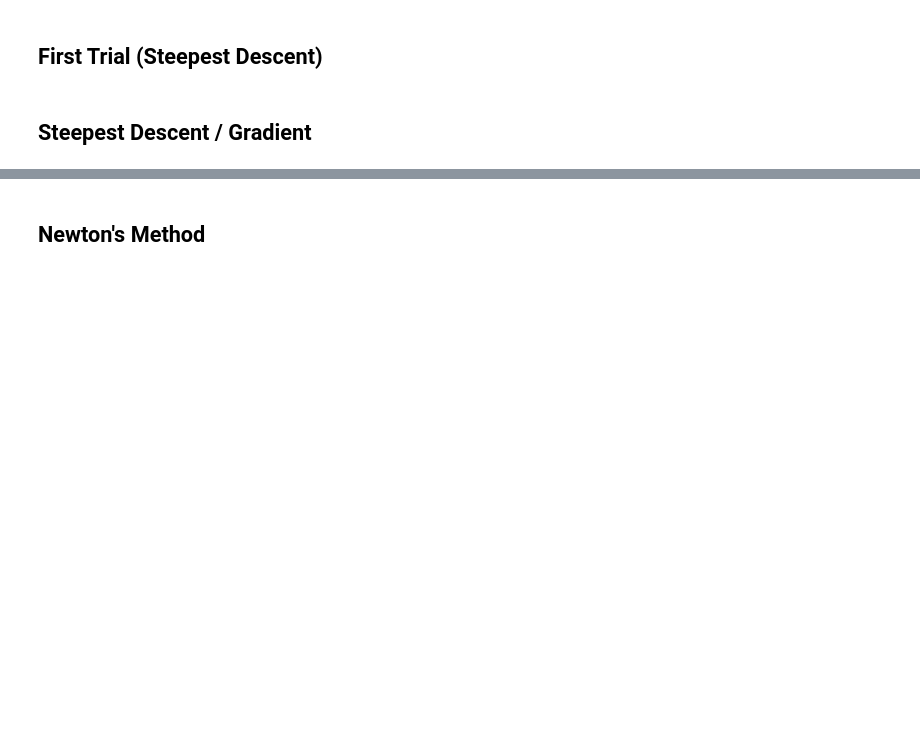
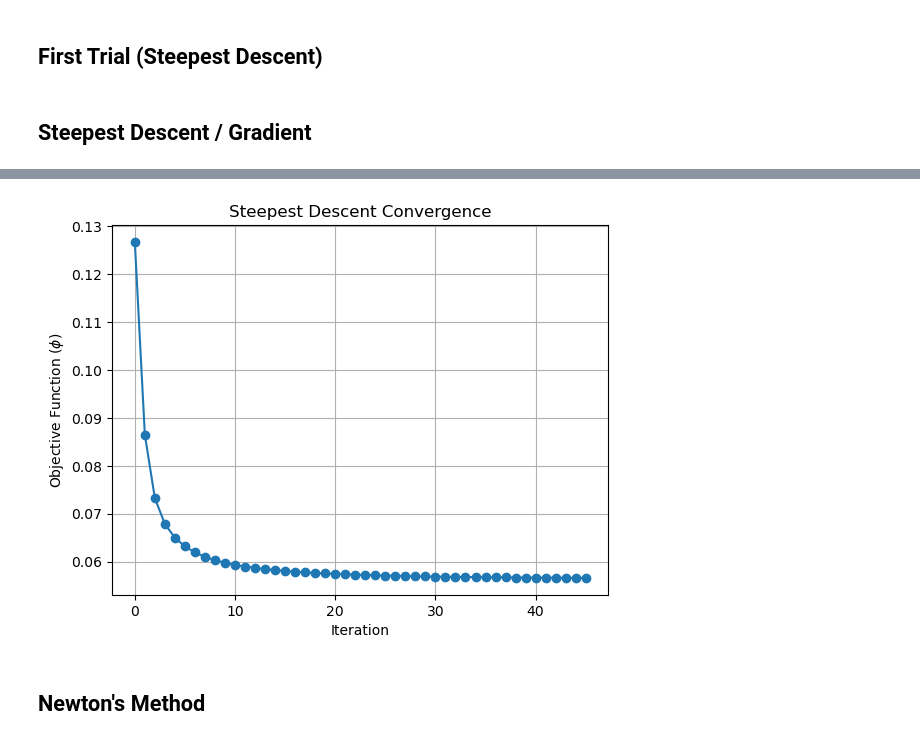
Before and after one commit to lambertnguyen-git/EOSC556B-2026_LN, a Jupyter notebook: MASW_Sim.ipynb, the cells around one changed output, grey strips where cells are left out. Saved outputs shown, nothing was run; the diff lists cells and outputs as text; code cells hidden in the pictures; blank space fills up the shorter version.

```diff
--- a/MASW_Sim.ipynb
+++ b/MASW_Sim.ipynb
@@ -219,3 +222,12 @@ plt.show()
+# %%
+plt.plot(phi_history, marker='o')
+plt.xlabel('Iteration')
+plt.ylabel(r'Objective Function ($\phi$)')
+plt.title('Steepest Descent Convergence')
+plt.grid()
+plt.show()
+# %% [output]
+[figure, added]
 # %% [markdown]
 ## Newton's Method
 # %%
```
Also changed, not shown: parts of 7 cells of this notebook.
